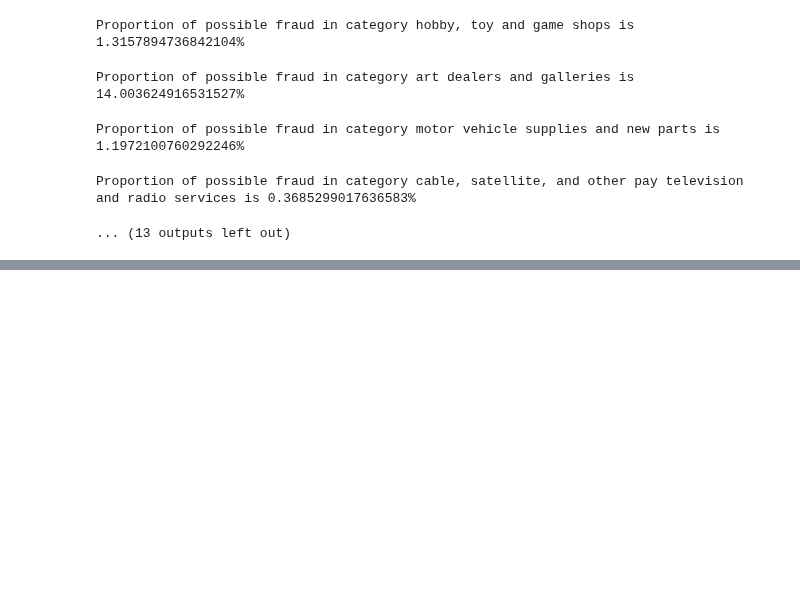
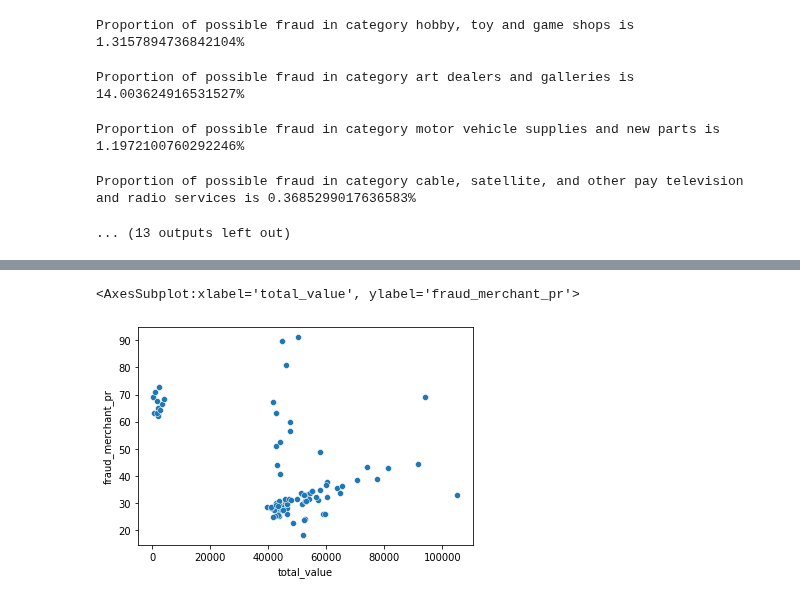
Before and after one commit to MAST30034-Applied-Data-Science/generic-buy-now-pay-later-project-group-11, a Jupyter notebook: notebooks/fraud_analysis.ipynb, the cells around one changed output, grey strips where cells are left out. Saved outputs shown, nothing was run; the diff lists cells and outputs as text; code cells hidden in the pictures; blank space fills up the shorter version.

```diff
--- a/notebooks/fraud_analysis.ipynb
+++ b/notebooks/fraud_analysis.ipynb
@@ -261,5 +259,6 @@ def fraud_bool(col1, col2):
     else:
         return False
 # %%
-dollar_trx_consumer = fraud_trx.groupby(["user_id", "order_datetime", "fraud_consumer_pr"]).agg(F.max(F.col("dollar_value")).alias("max_value"), F.min(F.col("dollar_value")).alias("min_value"), \
-    F.count("dollar_value").alias("count"))
+dollar_trx_merchant = fraud_trx.groupby(["merchant_abn", "order_datetime", "fraud_merchant_pr"]).agg(F.sum(F.col("dollar_value")).alias("total_value"), \
+    F.count("dollar_value").alias("num_transactions"), F.countDistinct("user_id").alias("unique_customers"))
+dollar_pd_merchant = dollar_trx_merchant.toPandas()
@@ -304,0 +292,5 @@ sns.scatterplot(single_trx_consumer_fraud["max_value"], single_trx_consumer_frau
+# %%
+sns.scatterplot(dollar_pd_merchant["total_value"], dollar_pd_merchant["fraud_merchant_pr"])
+# %% [output]
+<AxesSubplot:xlabel='total_value', ylabel='fraud_merchant_pr'>
+[figure, added]
```
Also changed, not shown: parts of 36 cells of this notebook.
